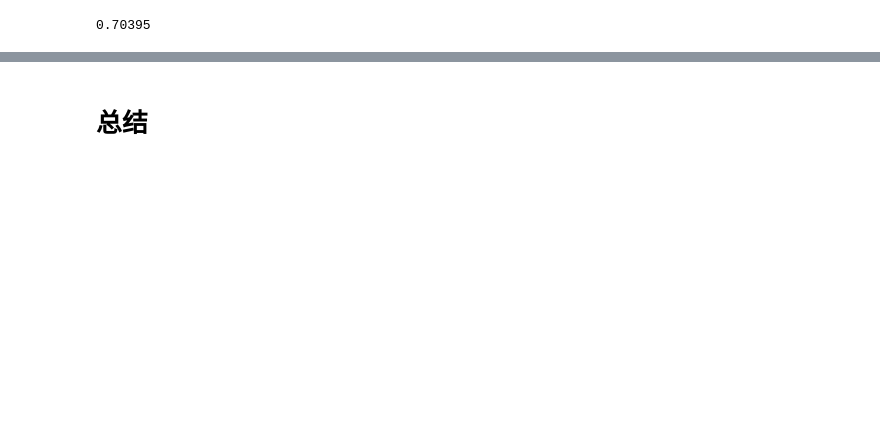
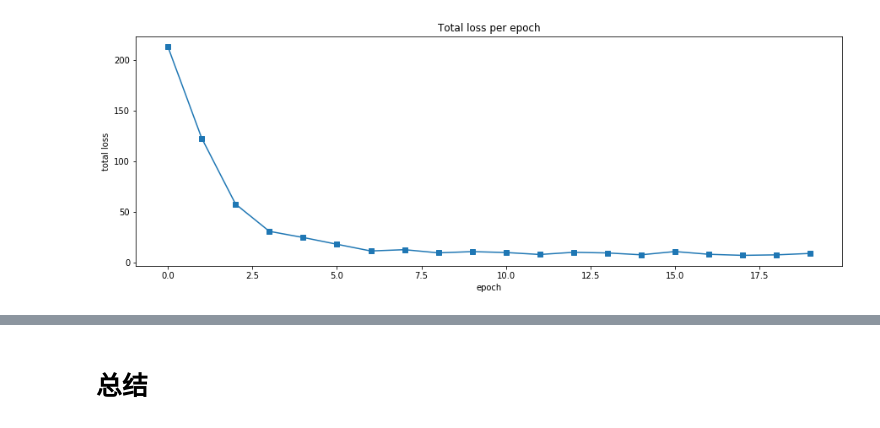
Before and after one commit to nishiwen1214/TextClassification, a Jupyter notebook: 文本分类项目.ipynb, the cells around one changed output, grey strips where cells are left out. Drawn from its saved outputs; the diff is of its cells as text; code cells hidden in the pictures; blank space fills up the shorter version.

```diff
--- a/文本分类项目.ipynb
+++ b/文本分类项目.ipynb
@@ -13,10 +35,11 @@ os.chdir("/content/drive/My Drive")
 # %%
 import torch
+import torch.nn as nn
 from torchtext import data
 from torchtext import vocab
 
-text_field = data.Field(tokenize='spacy', lower=True, include_lengths=True,
-                        fix_length=100)
+text_field = data.Field(tokenize=tokenizer, lower=True, include_lengths=True,
+                        fix_length=256)
 label_field = data.Field(sequential=False, use_vocab=False, dtype=torch.long)
 train, valid, test = data.TabularDataset.splits(path='',
                                                 train='imdb-train.csv',
@@ -46,6 +68,7 @@ def train_fun(model, train_iter, dev_iter, num_epoch, opt, criterion, eva,
               out_model_file):
     model.train()
     loss_list = []
+    dev_acc = []
     best_dev_acc = 0.
     for epoch in range(num_epoch):
         total_loss = 0.
@@ -57,15 +80,10 @@ def train_fun(model, train_iter, dev_iter, num_epoch, opt, criterion, eva,
             opt.step()
             total_loss += loss.item()
         loss_list.append(total_loss)
-        if (epoch + 1) % 10 == 0:
-            dev_acc = eva(model, dev_iter)
-            print(f"Epoch: {epoch+1}/{num_epoch}. Total loss: {total_loss:.3f}. Validation Set Acc: {dev_acc:.3%}.")
-            if dev_acc > best_dev_acc:
-                best_dev_acc = dev_acc
-                torch.save(model.state_dict(), out_model_file)
-            else:
-                if epoch + 1 > 60:
-                    print("Early Stop!")
-                    break
-    return loss_list
+        dev_acc.append(eva(model, dev_iter))
+        print(f"Epoch: {epoch+1}/{num_epoch}. Total loss: {total_loss:.3f}. Validation Set Acc: {dev_acc[-1]:.3%}.")
+        if dev_acc[-1] > best_dev_acc:
+            best_dev_acc = dev_acc[-1]
+            torch.save(model.state_dict(), out_model_file)
+    return loss_list, dev_acc
 # %% [markdown]
@@ -109,11 +141,11 @@ class FNN(nn.Module):
 embedding_dim = 300
 out_dim = 2
 pretrained_embed = text_field.vocab.vectors
-num_epoch = 10
-lr = 0.01
-seq_len = 100
-hidden_size1 = 250
-hidden_size2 = 200
+num_epoch = 20
+lr = 0.001
+seq_len = 256
+hidden_size1 = 300
+hidden_size2 = 300
 out_model_file = 'textfnn.pt'
 
 textfnn = FNN(embedding_dim, seq_len, hidden_size1, hidden_size2,
@@ -122,7 +154,7 @@ opt = torch.optim.Adam(textfnn.parameters(), lr=lr)
 criterion = nn.CrossEntropyLoss()
 
 print(f"Training begin!")
-loss_list = train_fun(textfnn, train_iter, valid_iter, num_epoch, opt, criterion, eva,
-                      out_model_file)
+loss_list, dev_acc_list = train_fun(textfnn, train_iter, valid_iter, num_epoch, opt, criterion, eva,
+                                    out_model_file)
 # %% [output]
 Training begin!
@@ -137,4 +177,9 @@ Early Stop!
-# %%
-eva(textfnn, test_iter)
-# %% [output]
-0.70395
+# %%
+plt.figure(figsize=(15,5))
+plt.plot(loss_list, marker='s')
+plt.xlabel('epoch')
+plt.ylabel('total loss')
+plt.title('Total loss per epoch')
+plt.show()
+# %% [output]
+[figure, added]
```
Also changed, not shown: parts of 118 cells of this notebook, 1 other file.
